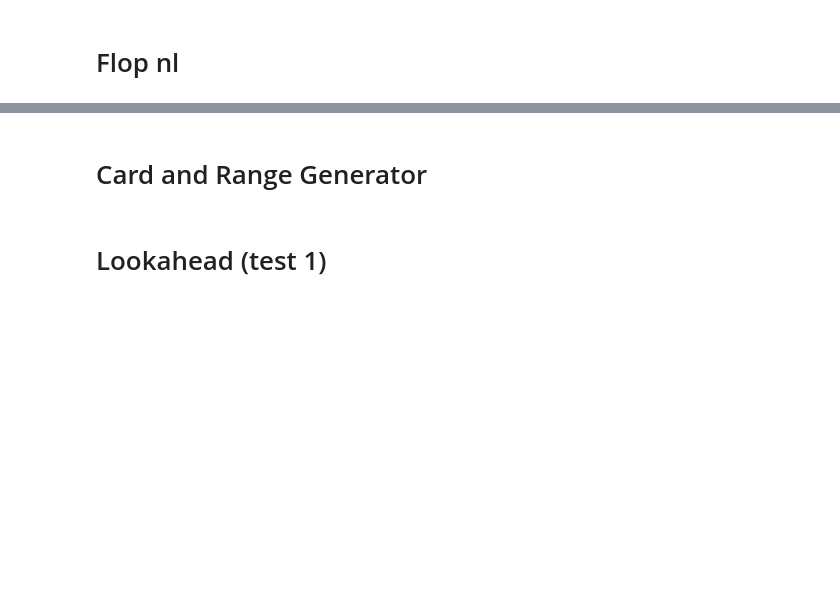
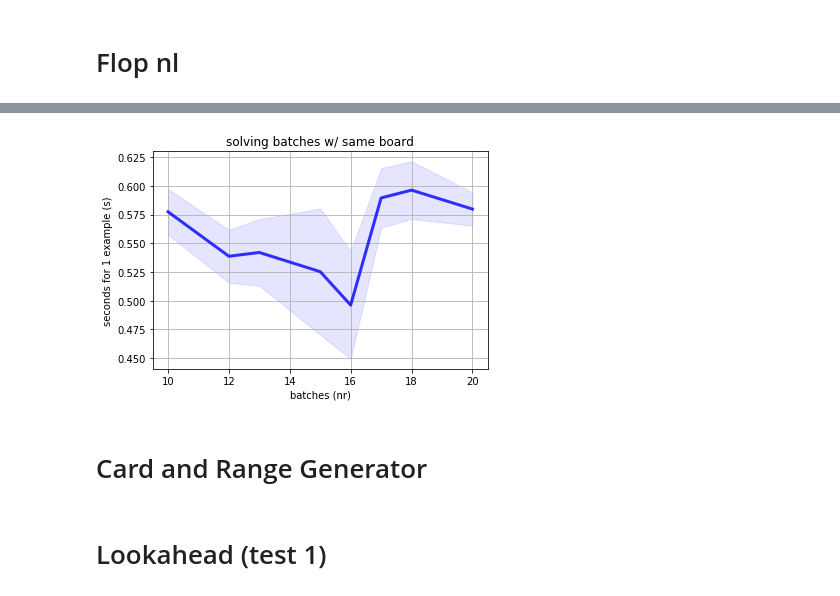
Before and after one commit to doas3140/PyStack, a Jupyter notebook: tests.ipynb, the cells around one changed output, grey strips where cells are left out. Drawn from its saved outputs; the diff is of its cells as text; code cells hidden in the pictures; blank space fills up the shorter version.

```diff
--- a/tests.ipynb
+++ b/tests.ipynb
@@ -145,3 +510,23 @@ Exploitability: 6.5897217 [chips]
+# %%
+import matplotlib.pyplot as plt
+
+x = times
+y = np.array(ats) / x
+mean = np.mean(y, axis=0)
+std = np.std(y, axis=0)
+
+fig, ax = plt.subplots()
+
+ax.plot(x, mean, lw = 3, color='b', alpha = 0.8, label = '')
+y_low = mean - std
+y_high = mean + std
+ax.fill_between(x, y_low, y_high, color='b', alpha = 0.1)
+
+ax.set(xlabel='batches (nr)', ylabel='seconds for 1 example (s)',
+       title='solving batches w/ same board')
+ax.grid()
+# %% [output]
+[figure, added]
 # %% [markdown]
 # Card and Range Generator
 # %%
```
Also changed, not shown: parts of 37 cells of this notebook, 1 other file.
